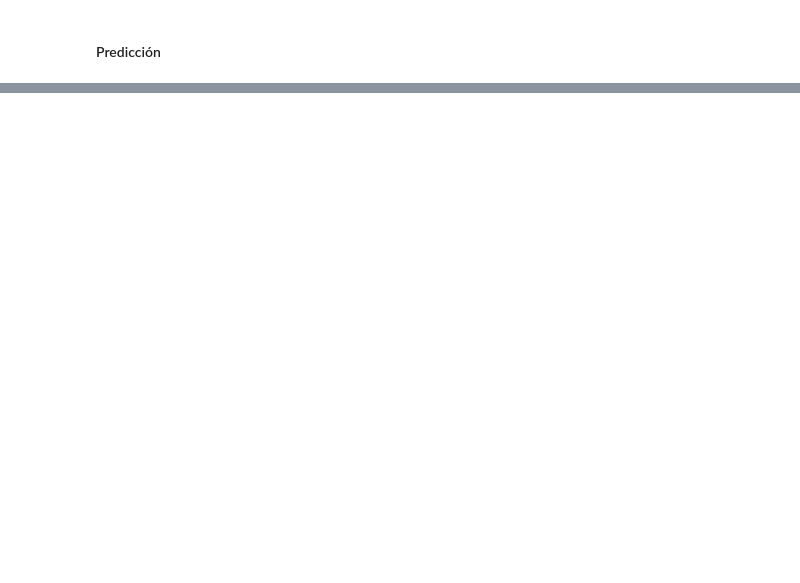
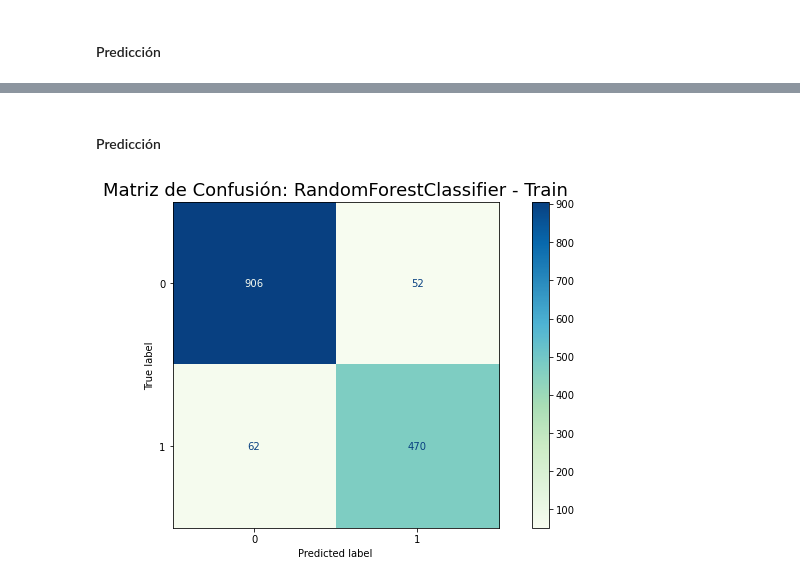
Before and after one commit to JIBarrionuevoGaltier/DiploDatos2021_Grupo_4, a Jupyter notebook: 04_AS/Entregable_AS.ipynb, the cells around one changed output, grey strips where cells are left out. Drawn from its saved outputs; the diff is of its cells as text; code cells hidden in the pictures; blank space fills up the shorter version.

```diff
--- a/04_AS/Entregable_AS.ipynb
+++ b/04_AS/Entregable_AS.ipynb
@@ -570,0 +706,5 @@ weighted avg       0.89      0.89      0.89      1490
+# %%
+clf=RandomForestClassifier(n_estimators=100)
+
+#Train the model using the training sets y_pred=clf.predict(X_test)
+clf.fit(X_train_resampled, y_train_resampled)
@@ -570,0 +734,15 @@ weighted avg       0.89      0.89      0.89      1490
+# %%
+rfc_param_grid = {
+    'criterion': ['gini', 'entropy'],
+    'max_depth': np.arange(14,23,2),
+    'n_estimators': np.arange(80,120,5),
+    'max_features': ['auto', 'sqrt', 'log2']
+}
+
+rfc_model = RandomForestClassifier(random_state=15)
+
+cv = RepeatedStratifiedKFold(n_splits=10, n_repeats=5, random_state=1)
+
+rfc_grid = GridSearchCV(estimator=rfc_model, param_grid=rfc_param_grid, scoring='f1', cv=cv, n_jobs=-1)
+
+rfc_grid.fit(X_train_resampled, y_train_resampled)
@@ -570,0 +786,14 @@ weighted avg       0.89      0.89      0.89      1490
+# %% [markdown]
+#### Predicción
+# %%
+y_train_pred_rfc = rfc_grid.predict(X_train)
+# %%
+cm_train = confusion_matrix(y_train, y_train_pred_rfc)
+
+disp = ConfusionMatrixDisplay(confusion_matrix=cm_train, display_labels=rfc_grid.classes_)
+fig, ax = plt.subplots(figsize=(12,6))
+ax.set_title('Matriz de Confusión: RandomForestClassifier - Train', fontsize=18)
+disp.plot(cmap='GnBu', ax=ax)
+plt.show()
+# %% [output]
+[figure, added]
```
Also changed, not shown: parts of 32 cells of this notebook, 1 other file.
